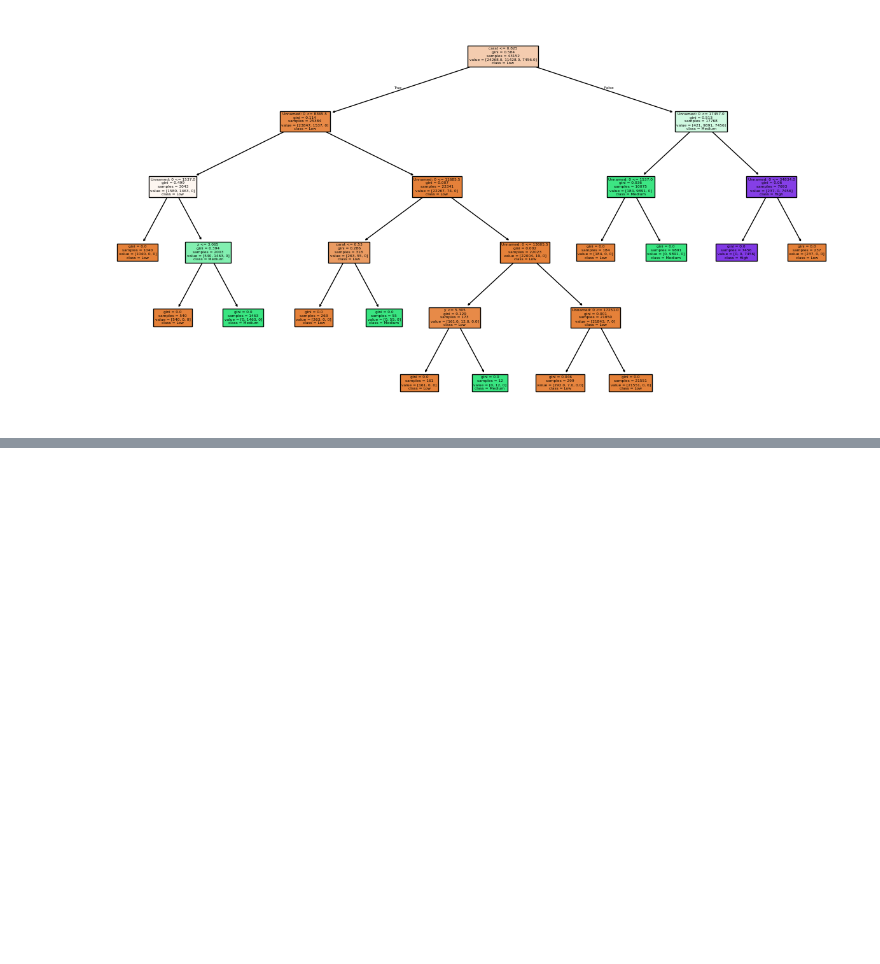
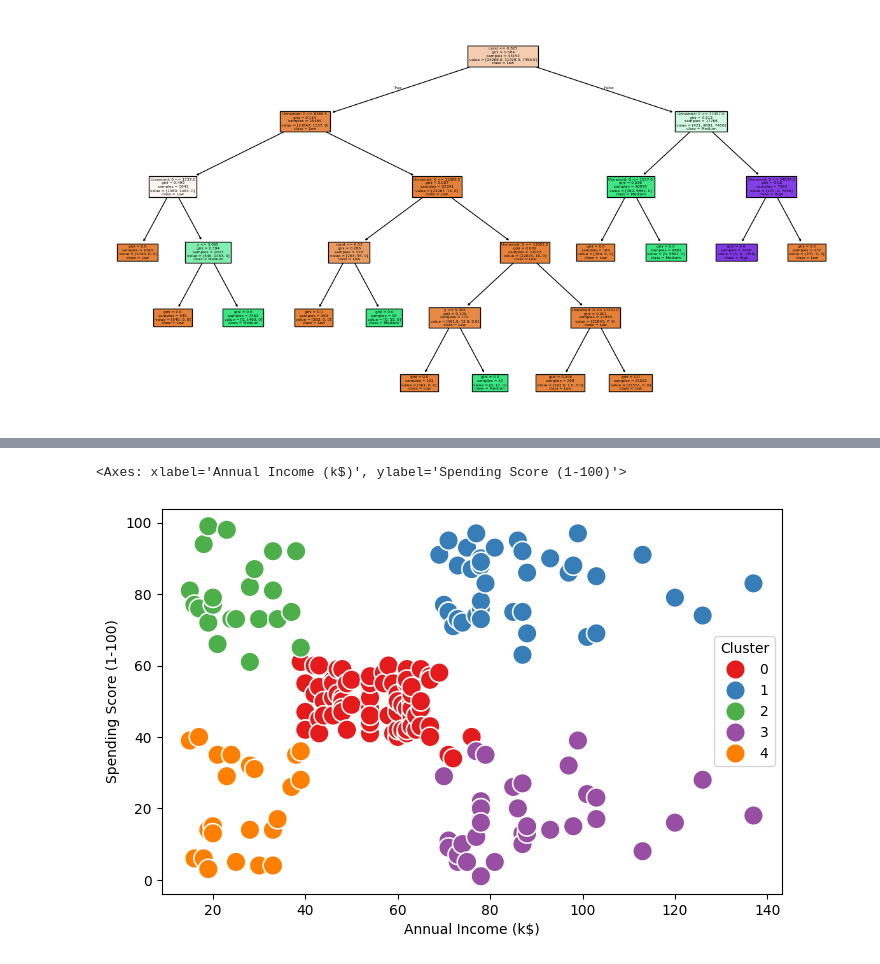
Before and after one commit to Dhyan-Shah/Sparks_AI_ML_Internship, a Jupyter notebook: ML/Practice/ML_Test.ipynb, the cells around one changed output, grey strips where cells are left out. Cells and saved outputs as stored; diff of their text form; code cells hidden in the pictures; blank space fills up the shorter version.

```diff
--- a/ML/Practice/ML_Test.ipynb
+++ b/ML/Practice/ML_Test.ipynb
@@ -2283,0 +2596,9 @@ plt.show()
+# %%
+kmeans = KMeans(
+
+    n_clusters=5,
+
+    random_state=42
+)
+
+df21['Cluster'] = kmeans.fit_predict(X)
@@ -2283,0 +2614,20 @@ plt.show()
+# %%
+plt.figure(figsize=(8,5))
+
+sns.scatterplot(
+
+    x='Annual Income (k$)',
+
+    y='Spending Score (1-100)',
+
+    hue='Cluster',
+
+    palette='Set1',
+
+    data=df21,
+
+    s=200
+)
+# %% [output]
+<Axes: xlabel='Annual Income (k$)', ylabel='Spending Score (1-100)'>
+[figure, added]
```
Also changed, not shown: parts of 41 cells of this notebook, 1 other file.
